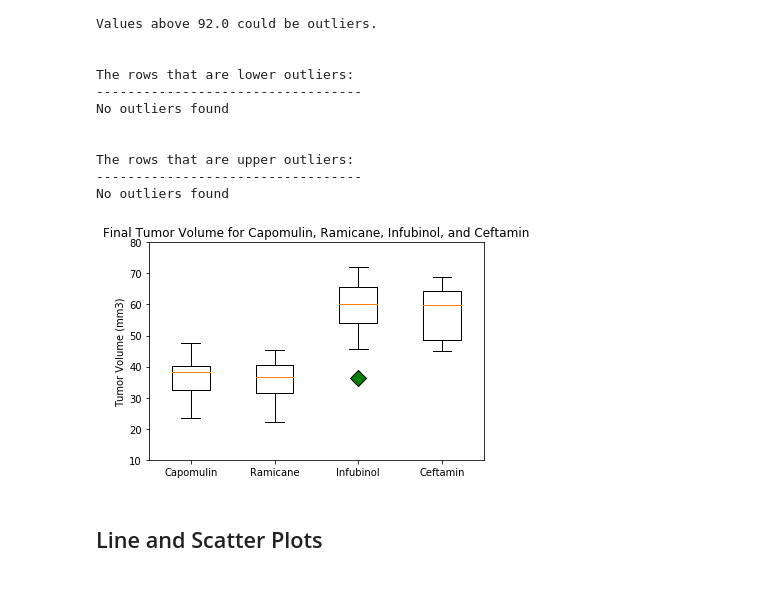
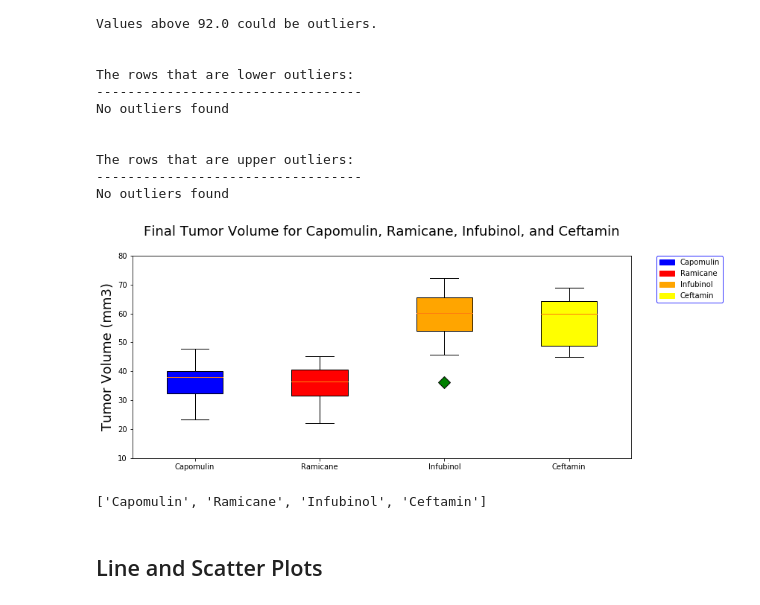
Before and after one commit to blt1339/matplotlib-challenge, a Jupyter notebook: Pymaceuticals/pymaceuticals.ipynb, the cells around one changed output. Saved outputs shown, nothing was run; the diff lists cells and outputs as text; code cells hidden in the pictures.

Commit message:
Start working on readme.md and add color and a ledgend to the boxlplot
Start working on readme.md and add color and a ledgend to the boxlplot

```diff
--- a/Pymaceuticals/pymaceuticals.ipynb
+++ b/Pymaceuticals/pymaceuticals.ipynb
@@ -647,24 +672,45 @@ No outliers found
 # %%
 # Generate a box plot of the final tumor volume of each mouse across four Drug Regimens of interest
 
 # Setup the marker
 flierprops = dict(marker='D', markerfacecolor='green', markersize=12, linestyle='none')
 
+
 # Create the box plot
 box_plot_data=[capomulin_tumor_vols,ramicane_tumor_vols,infubinol_tumor_vols,ceftamin_tumor_vols]
-plt.boxplot(box_plot_data,labels=box_drugs,flierprops=flierprops)
+f, ax = plt.subplots(figsize=(12,5))
+drugs_box_plot = plt.boxplot(box_plot_data,labels=box_drugs,flierprops=flierprops, patch_artist=True)
+
+# Set colors for each boxplot
+colors = ['blue','red','orange','yellow']
+for patch, color in zip(drugs_box_plot['boxes'], colors):
+    patch.set_facecolor(color)
+
+#'Capomulin', 'Ramicane', 'Infubinol', 'Ceftamin
+capomulin_patch = mpatches.Patch(color='blue', label='Capomulin')
+ramicane_patch = mpatches.Patch(color='red', label='Ramicane')
+infubinol_patch = mpatches.Patch(color='orange', label='Infubinol')
+ceftamin_patch = mpatches.Patch(color='yellow', label='Ceftamin')
+
+plt.legend(handles=[capomulin_patch,ramicane_patch,infubinol_patch,ceftamin_patch],edgecolor='blue',bbox_to_anchor=(1.05, 1), loc='upper left', borderaxespad=0.)
+# leg = plt.legend(box_drugs,edgecolor='blue',c=colors,bbox_to_anchor=(1.05, 1), loc='upper left', borderaxespad=0.)
+# leg_set_labelcolor = colors
 
 # Setup title and lables
-plt.title('Final Tumor Volume for Capomulin, Ramicane, Infubinol, and Ceftamin')
-plt.ylabel('Tumor Volume (mm3)')
+plt.title('Final Tumor Volume for Capomulin, Ramicane, Infubinol, and Ceftamin\n', fontsize=18)
+plt.ylabel('Tumor Volume (mm3)', fontsize=18)
 
 # Limit the chart
 plt.ylim(10, 80)
 
 # Show the box plot
 plt.show()
 # %% [output]
-[figure, old version]
+[figure, new version]
+# %%
+box_drugs
+# %% [output]
+['Capomulin', 'Ramicane', 'Infubinol', 'Ceftamin']
 # %% [markdown]
 ## Line and Scatter Plots
 # %%
```
Also changed, not shown: parts of 13 cells of this notebook, 2 other files.
